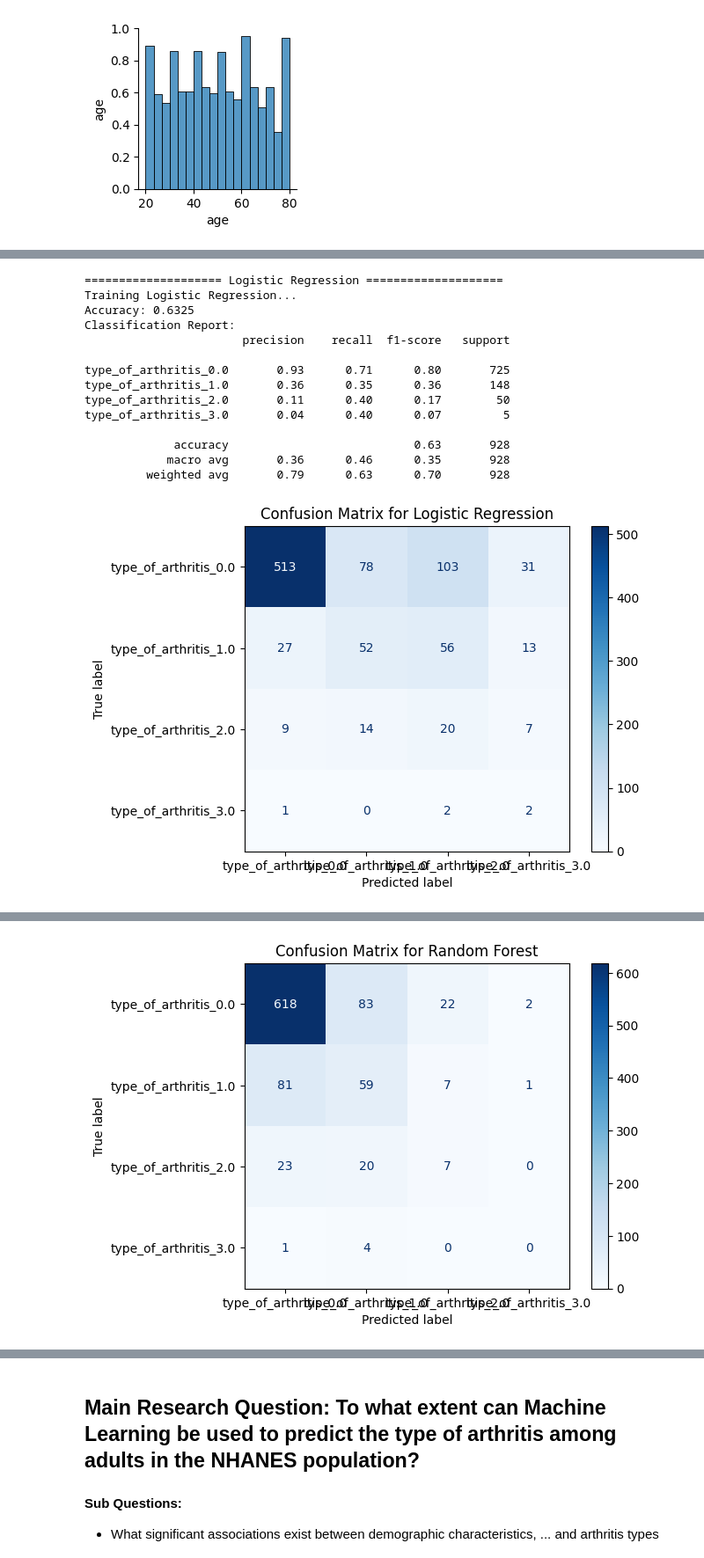
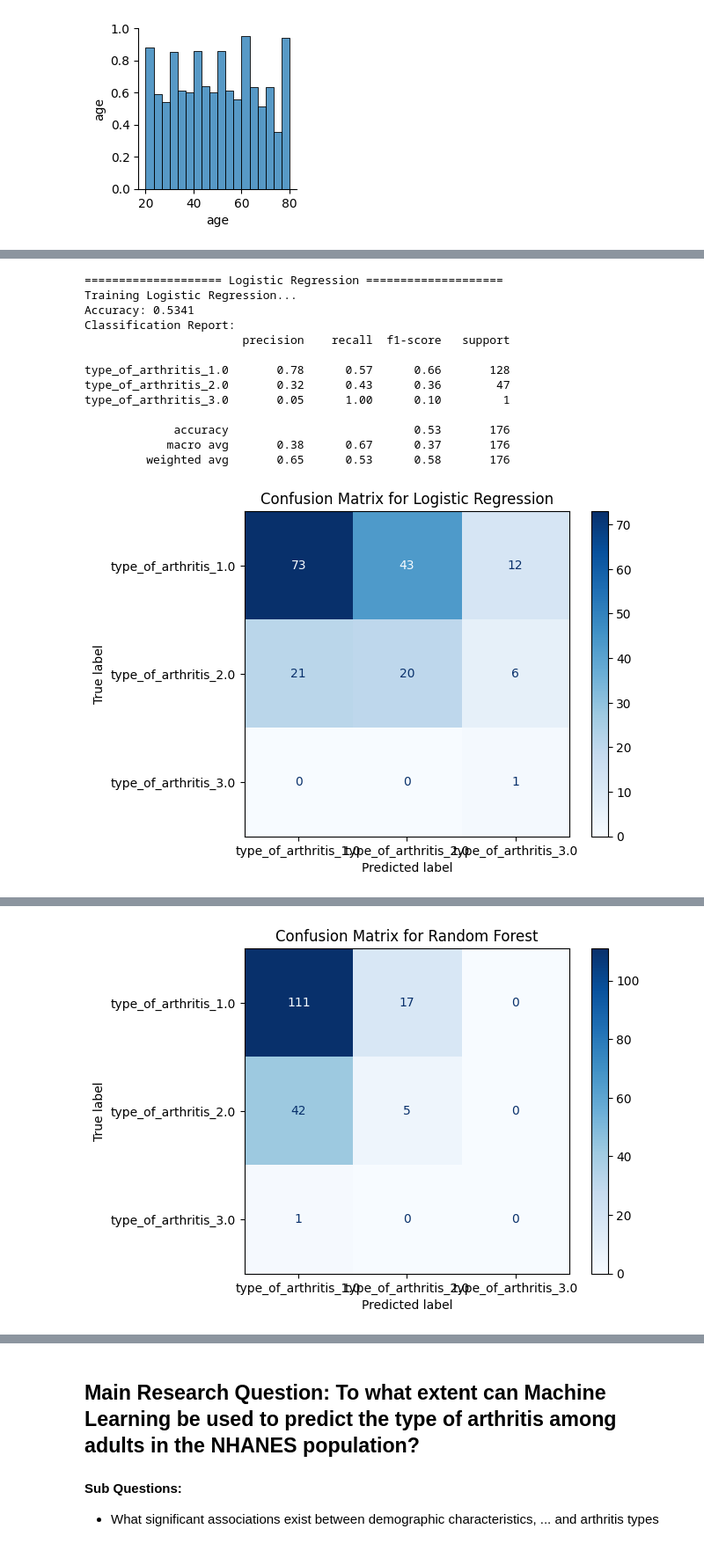
Before and after one commit to mikolajhilgert/jads-dm-project, a Jupyter notebook: Project Code.ipynb, the cells around one changed output, grey strips where cells are left out. Shown at 88% size. Drawn from its saved outputs; the diff is of its cells as text; code cells hidden in the pictures.

Commit message:
Add more plots

```diff
--- a/Project Code.ipynb
+++ b/Project Code.ipynb
@@ -159,7 +174,7 @@ mapping = {
     # Demographics
     "RIAGENDR": "gender", # Person's gender
     "RIDAGEYR": "age", # Person's age in years
-    # "INDHHIN2": "annual_household_income",  # Household income can impact arthritis risk and management.
+    "INDHHIN2": "annual_household_income",  # Household income can impact arthritis risk and management.
 
     # General Health
     "HSD010": "general_health_status",  # Overall health perception, which can influence arthritis outcomes.
@@ -256,3 +270,6 @@ continuous_columns = ['age']
+# %%
+continuous_columns = ['age']
+categorical_columns = df.columns.difference(continuous_columns)
 # %%
 # Numerical Pairplot according to response variable
 sns.pairplot(df[continuous_columns], plot_kws={'alpha':0.1})
@@ -275,7 +311,7 @@ plt.show()
 | 9             | Don’t know                              |
 | 0             | Missing                                 |
 # %%
-df = df[~df['type_of_arthritis'].isin([4, 7, 9])]
+df = df[~df['type_of_arthritis'].isin([4, 7, 9, 0])]
 df.reset_index(drop=True, inplace=True)
 df
 # %% [output]
@@ -330,18 +393,6 @@ plt.show()
 # %%
 targets = [col for col in df.columns if 'type_of_arthritis' in col]
 # %%
-from imblearn.pipeline import Pipeline as ImbPipeline
-from imblearn.over_sampling import SMOTE
-from sklearn.model_selection import train_test_split
-from sklearn.preprocessing import StandardScaler, LabelEncoder
-from sklearn.linear_model import LogisticRegression
-from sklearn.ensemble import RandomForestClassifier, GradientBoostingClassifier
-from sklearn.svm import SVC
-from sklearn.metrics import classification_report, accuracy_score, confusion_matrix, ConfusionMatrixDisplay
-import matplotlib.pyplot as plt
-import numpy as np
-import xgboost as xgb
-
 # 1. Data Preparation
 # ---------------------
 # Define features and target variable
@@ -357,29 +408,43 @@ X_train, X_test, y_train, y_test = train_test_split(X, y, test_size=0.2, random_
 
 # 2. Model Pipeline Setup
 # -------------------------
-# Define the models in a pipeline with preprocessing and SMOTE
+# Preprocessing for numerical data
+preprocessor = ColumnTransformer(
+    transformers=[
+        ('num', StandardScaler(), continuous_columns),
+        # If categorical data needs preprocessing, add the categorical transformer here
+        # Example: ('cat', OneHotEncoder(handle_unknown='ignore'), categorical_columns)
+    ],
+    remainder='passthrough'  # Leave other columns (if any) untouched
+)
+
+# Update pipelines to include the ColumnTransformer
 models = {
     'Logistic Regression': ImbPipeline([
-        ('scaler', StandardScaler()),
+        ('preprocessor', preprocessor),
         ('smote', SMOTE(random_state=RANDOM_STATE)),
         ('classifier', LogisticRegression(multi_class='ovr', max_iter=1000, random_state=RANDOM_STATE))
     ]),
     'Random Forest': ImbPipeline([
+        ('preprocessor', preprocessor),
         ('smote', SMOTE(random_state=RANDOM_STATE)),
         ('classifier', RandomForestClassifier(random_state=RANDOM_STATE))
     ]),
-    'Gradient Boosting': ImbPipeline([
-        ('smote', SMOTE(random_state=RANDOM_STATE)),
-        ('classifier', GradientBoostingClassifier(random_state=RANDOM_STATE))
-    ]),
-    'SVM': ImbPipeline([
-        ('scaler', StandardScaler()),
-        ('smote', SMOTE(random_state=RANDOM_STATE)),
-        ('classifier', SVC(kernel='linear', probability=True, random_state=RANDOM_STATE))
-    ]),
     'XGBoost': ImbPipeline([
+        ('preprocessor', preprocessor),
         ('smote', SMOTE(random_state=RANDOM_STATE)),
         ('classifier', xgb.XGBClassifier(use_label_encoder=False, eval_metric='logloss', random_state=RANDOM_STATE))
+    ]),
+    'ANN': ImbPipeline([
+        ('preprocessor', preprocessor),
+        ('smote', SMOTE(random_state=RANDOM_STATE)),
+        ('classifier', MLPClassifier(
+            hidden_layer_sizes=(100,),  # One hidden layer with 100 neurons
+            activation='relu',          # Activation function
+            solver='adam',              # Optimizer
+            max_iter=300,               # Number of iterations
+            random_state=RANDOM_STATE   # Random seed for reproducibility
+        ))
     ])
 }
 
@@ -408,41 +473,40 @@ for model_name, pipeline in models.items():
     plt.show()
 
 # 4. Feature Importance for Tree-based Models
 # ---------------------------------------------
 # Display feature importances for Random Forest, Gradient Boosting, and XGBoost models
 for model_name, pipeline in models.items():
     if model_name in ['Random Forest', 'Gradient Boosting', 'XGBoost']:
         classifier = pipeline.named_steps['classifier']
         print(f"\nFeature Importances for {model_name}:")
         importances = classifier.feature_importances_
         indices = np.argsort(importances)[::-1]
 
         # Display top 10 features for better interpretation
         for i in indices[:10]:
             print(f"{X.columns[i]}: {importances[i]:.4f}")
 
 # Final Summary
 # --------------
 print("\nSummary of Model Performance:")
 for model_name, pipeline in models.items():
     y_pred = pipeline.predict(X_test)
     accuracy = accuracy_score(y_test, y_pred)
     print(f"{model_name} Accuracy: {accuracy:.4f}")
 # %% [output]
 ==================== Logistic Regression ====================
 Training Logistic Regression...
-Accuracy: 0.6325
+Accuracy: 0.5341
 Classification Report:
                        precision    recall  f1-score   support
 
-type_of_arthritis_0.0       0.93      0.71      0.80       725
-type_of_arthritis_1.0       0.36      0.35      0.36       148
-type_of_arthritis_2.0       0.11      0.40      0.17        50
-type_of_arthritis_3.0       0.04      0.40      0.07         5
+type_of_arthritis_1.0       0.78      0.57      0.66       128
+type_of_arthritis_2.0       0.32      0.43      0.36        47
+type_of_arthritis_3.0       0.05      1.00      0.10         1
 
-             accuracy                           0.63       928
-            macro avg       0.36      0.46      0.35       928
-         weighted avg       0.79      0.63      0.70       928
+             accuracy                           0.53       176
+            macro avg       0.38      0.67      0.37       176
+         weighted avg       0.65      0.53      0.58       176
-[figure, old version]
+[figure, new version]
 ==================== Random Forest ====================
 Training Random Forest...
@@ -461 +524 @@ type_of_arthritis_3.0       0.00      0.00      0.00         5
-[figure, old version]
+[figure, new version]
```
Also changed, not shown: parts of 13 cells of this notebook.
